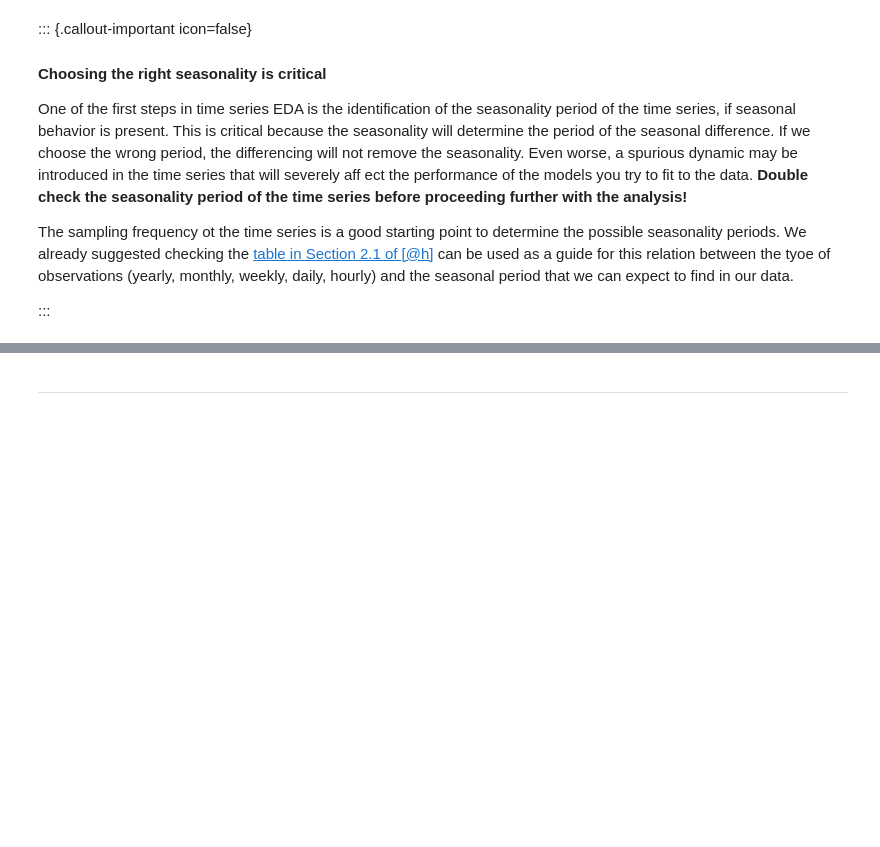
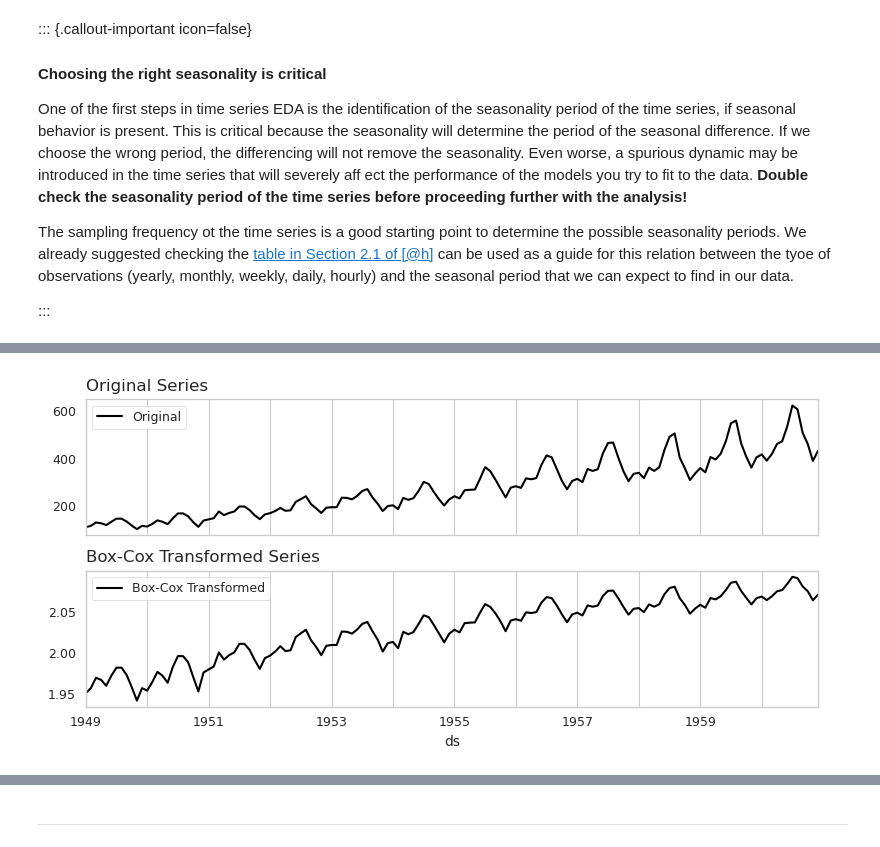
Before and after one commit to ML-MIC/MLMIIN, a Jupyter notebook: 4_2_Stationarity/4_2_Stationarity.ipynb, the cells around one changed output, grey strips where cells are left out. Cells and saved outputs as stored; diff of their text form; code cells hidden in the pictures; blank space fills up the shorter version.

```diff
--- a/4_2_Stationarity/4_2_Stationarity.ipynb
+++ b/4_2_Stationarity/4_2_Stationarity.ipynb
@@ -1593,0 +1367,3 @@ Note again in this example how resampling can help reveal the long term trends a
+# %%
+air_passengers['y_boxcox'] = boxcox(air_passengers['y'], lmbda=air_passengers_lmbda)
+air_passengers.head()
@@ -1593,0 +1378,17 @@ Note again in this example how resampling can help reveal the long term trends a
+# %%
+# Plot the original and Box-Cox transformed series, using subplots to show them side by side
+fig, axs = plt.subplots(2, 1, figsize=(8,4), sharey=False, sharex=True)
+air_passengers['y'].plot(label="Original", ax=axs[0])
+air_passengers['y_boxcox'].plot(label="Box-Cox Transformed", ax=axs[1])
+axs[0].legend()
+axs[1].legend()
+axs[0].set_title('Original Series')
+axs[1].set_title('Box-Cox Transformed Series')
+axs[0].grid(visible=True, which='both', axis='x')
+axs[0].grid(visible=False, which='Major', axis='y')
+axs[1].grid(visible=True, which='both', axis='x')
+axs[1].grid(visible=False, which='Major', axis='y')
+plt.tight_layout()
+plt.show();plt.close()
+# %% [output]
+[figure, added]
```
Also changed, not shown: parts of 78 cells of this notebook.
